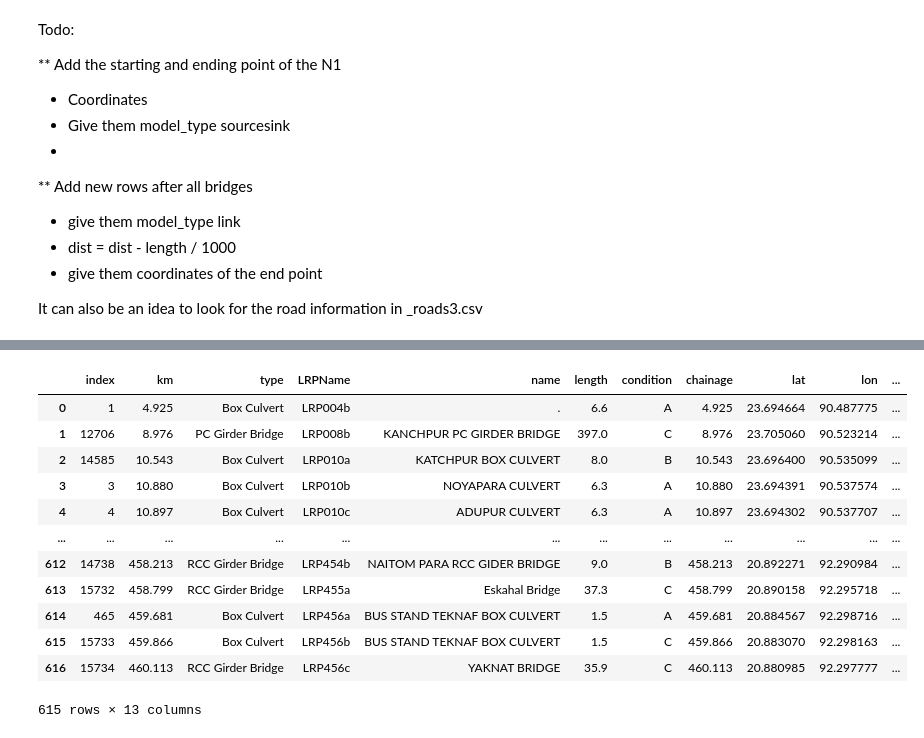
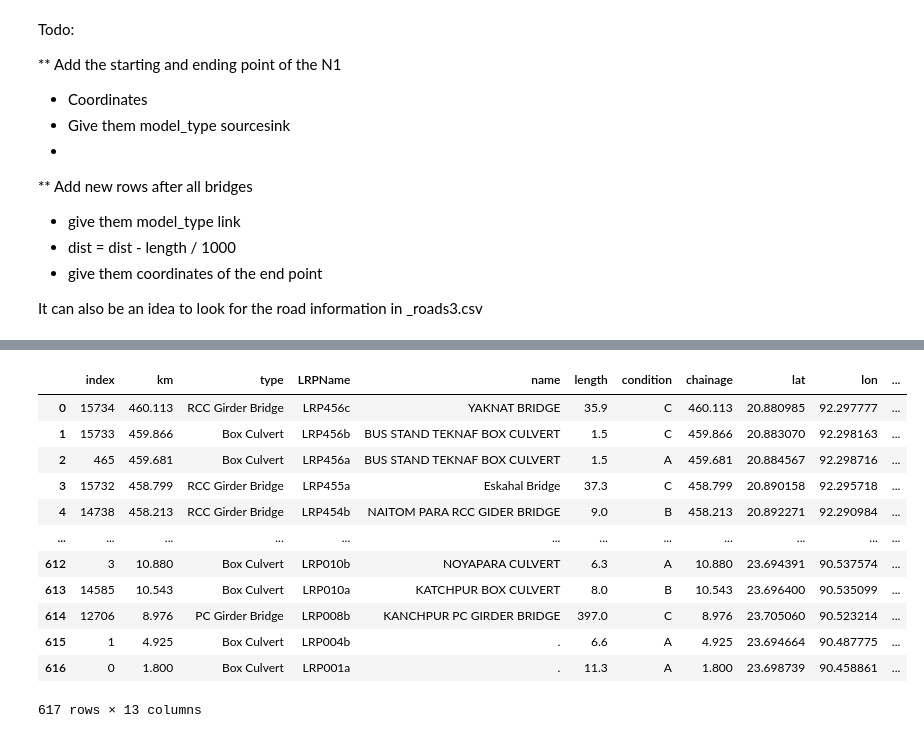
Before and after one commit to EwoutH/EPA1352-Adv-Simulation, a Jupyter notebook: EPA1352-G06-A2/notebooks/bridges_eda.ipynb, the cells around one changed output, grey strips where cells are left out. Drawn from its saved outputs; the diff is of its cells as text; code cells hidden in the pictures.

```diff
--- a/EPA1352-G06-A2/notebooks/bridges_eda.ipynb
+++ b/EPA1352-G06-A2/notebooks/bridges_eda.ipynb
@@ -123,20 +107,27 @@ bridges1.tail()
-# %%
-# bridges[['LRPName', 'model_type', 'name', 'lat', 'lon', 'length']]
-bridges1 = bridges1.reset_index()
-bridges1 = bridges1[bridges1.LRPName != 'LRP018a']
-bridges1
-# %% [output]
-|  | index | km | type | LRPName | name | length | condition | chainage | lat | lon | ... |
-| 0 | 1 | 4.925 | Box Culvert | LRP004b | . | 6.6 | A | 4.925 | 23.694664 | 90.487775 | ... |
-| 1 | 12706 | 8.976 | PC Girder Bridge | LRP008b | KANCHPUR PC GIRDER BRIDGE | 397.0 | C | 8.976 | 23.705060 | 90.523214 | ... |
-| 2 | 14585 | 10.543 | Box Culvert | LRP010a | KATCHPUR BOX CULVERT | 8.0 | B | 10.543 | 23.696400 | 90.535099 | ... |
-| 3 | 3 | 10.880 | Box Culvert | LRP010b | NOYAPARA CULVERT | 6.3 | A | 10.880 | 23.694391 | 90.537574 | ... |
-| 4 | 4 | 10.897 | Box Culvert | LRP010c | ADUPUR CULVERT | 6.3 | A | 10.897 | 23.694302 | 90.537707 | ... |
-| ... | ... | ... | ... | ... | ... | ... | ... | ... | ... | ... | ... |
-| 612 | 14738 | 458.213 | RCC Girder Bridge | LRP454b | NAITOM PARA RCC GIDER BRIDGE | 9.0 | B | 458.213 | 20.892271 | 92.290984 | ... |
-| 613 | 15732 | 458.799 | RCC Girder Bridge | LRP455a | Eskahal Bridge | 37.3 | C | 458.799 | 20.890158 | 92.295718 | ... |
-| 614 | 465 | 459.681 | Box Culvert | LRP456a | BUS STAND TEKNAF BOX CULVERT | 1.5 | A | 459.681 | 20.884567 | 92.298716 | ... |
-| 615 | 15733 | 459.866 | Box Culvert | LRP456b | BUS STAND TEKNAF BOX CULVERT | 1.5 | C | 459.866 | 20.883070 | 92.298163 | ... |
-| 616 | 15734 | 460.113 | RCC Girder Bridge | LRP456c | YAKNAT BRIDGE | 35.9 | C | 460.113 | 20.880985 | 92.297777 | ... |
-615 rows × 13 columns
+# %%
+bridges1 = bridges_clean3.copy()
+bridges1 = bridges1[::-1]
+
+# To drop the duplicate Darikandi bridge we delete the value from the column
+bridges1['LRPName'] = bridges1['LRPName'].drop_duplicates()
+# And delete the rows with a NaN value. (There were no other NaN values in the DataFrame).
+bridges1 = bridges1.dropna()
+
+bridges1 = bridges1.append(first_bridge)
+bridges1 = bridges1.reset_index()
+bridges1
+# %% [output]
+|  | index | km | type | LRPName | name | length | condition | chainage | lat | lon | ... |
+| 0 | 15734 | 460.113 | RCC Girder Bridge | LRP456c | YAKNAT BRIDGE | 35.9 | C | 460.113 | 20.880985 | 92.297777 | ... |
+| 1 | 15733 | 459.866 | Box Culvert | LRP456b | BUS STAND TEKNAF BOX CULVERT | 1.5 | C | 459.866 | 20.883070 | 92.298163 | ... |
+| 2 | 465 | 459.681 | Box Culvert | LRP456a | BUS STAND TEKNAF BOX CULVERT | 1.5 | A | 459.681 | 20.884567 | 92.298716 | ... |
+| 3 | 15732 | 458.799 | RCC Girder Bridge | LRP455a | Eskahal Bridge | 37.3 | C | 458.799 | 20.890158 | 92.295718 | ... |
+| 4 | 14738 | 458.213 | RCC Girder Bridge | LRP454b | NAITOM PARA RCC GIDER BRIDGE | 9.0 | B | 458.213 | 20.892271 | 92.290984 | ... |
+| ... | ... | ... | ... | ... | ... | ... | ... | ... | ... | ... | ... |
+| 612 | 3 | 10.880 | Box Culvert | LRP010b | NOYAPARA CULVERT | 6.3 | A | 10.880 | 23.694391 | 90.537574 | ... |
+| 613 | 14585 | 10.543 | Box Culvert | LRP010a | KATCHPUR BOX CULVERT | 8.0 | B | 10.543 | 23.696400 | 90.535099 | ... |
+| 614 | 12706 | 8.976 | PC Girder Bridge | LRP008b | KANCHPUR PC GIRDER BRIDGE | 397.0 | C | 8.976 | 23.705060 | 90.523214 | ... |
+| 615 | 1 | 4.925 | Box Culvert | LRP004b | . | 6.6 | A | 4.925 | 23.694664 | 90.487775 | ... |
+| 616 | 0 | 1.800 | Box Culvert | LRP001a | . | 11.3 | A | 1.800 | 23.698739 | 90.458861 | ... |
+617 rows × 13 columns
 # %%
```
Also changed, not shown: parts of 5 cells of this notebook, 1 other file.
